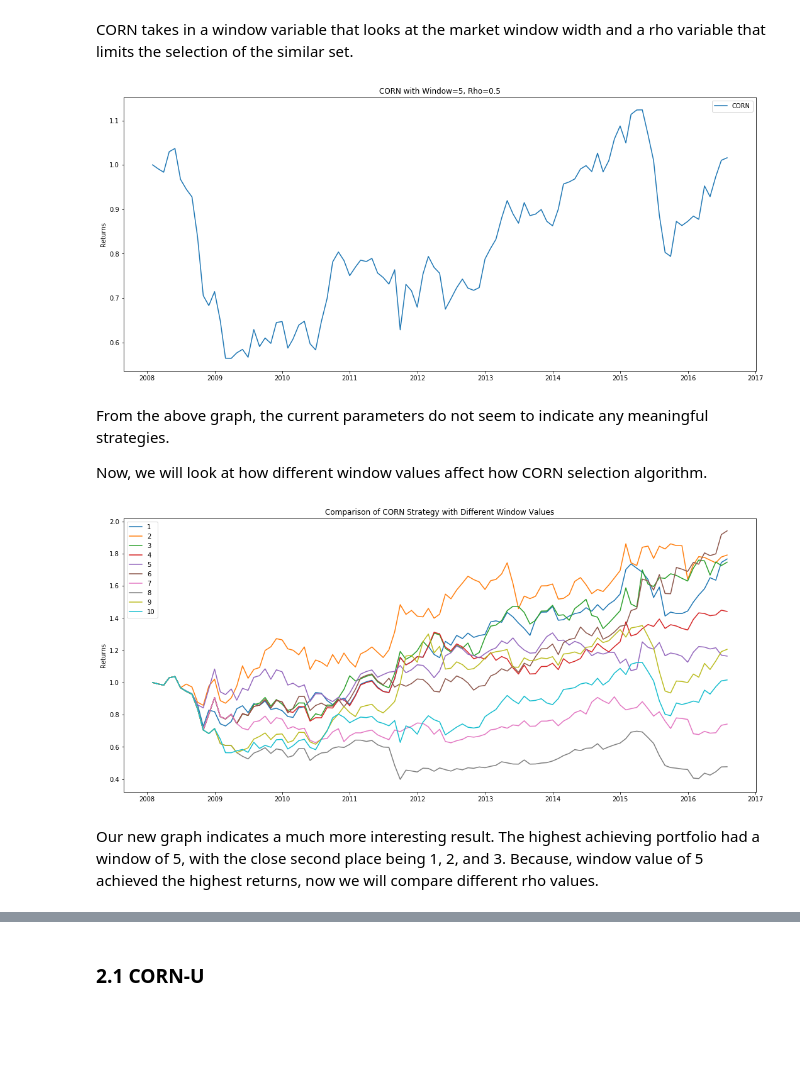
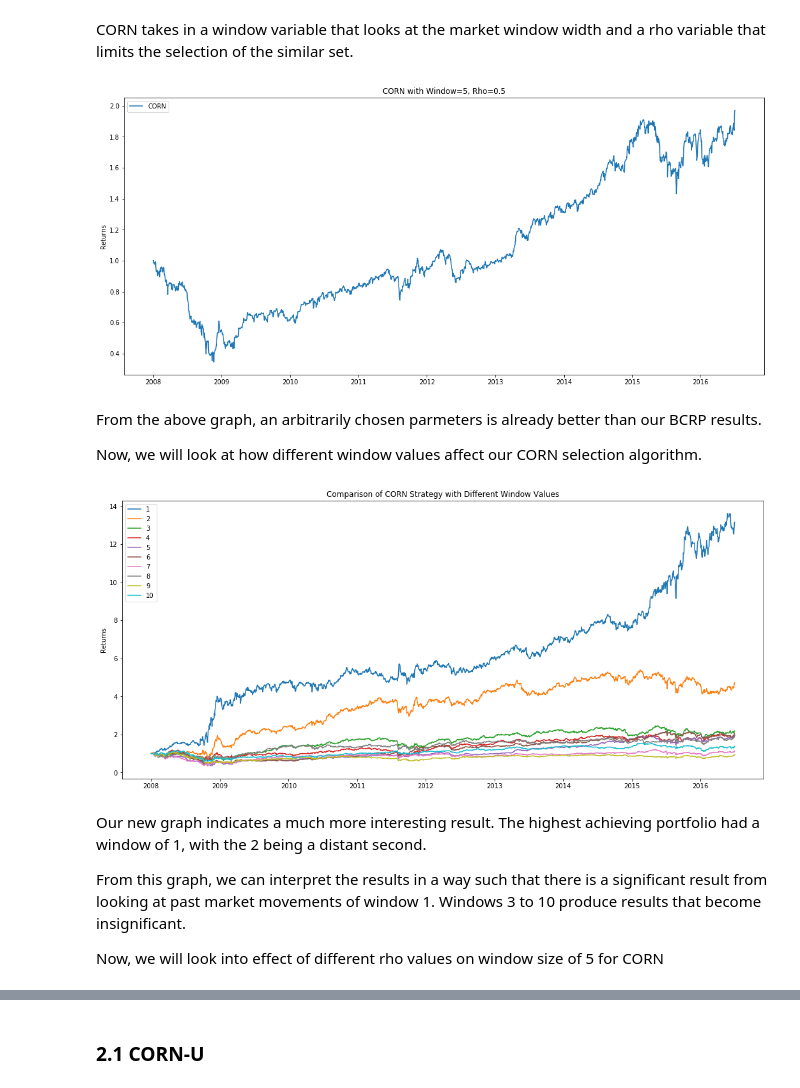
Before and after one commit to hudson-and-thames/mlfinlab, a Jupyter notebook: mlfinlab/online_portfolio_selection/Pattern Matching.ipynb, the cells around one changed output, grey strips where cells are left out. Saved outputs shown, nothing was run; the diff lists cells and outputs as text; code cells hidden in the pictures; blank space fills up the shorter version.

```diff
--- a/mlfinlab/online_portfolio_selection/Pattern Matching.ipynb
+++ b/mlfinlab/online_portfolio_selection/Pattern Matching.ipynb
@@ -99,33 +81,37 @@ $b_{t+1}=\frac{\sum_{w, \rho}q(w,\rho)S_t(w,\rho)b_{t+1}(w,\rho)}{\sum_{w, \rho}
 # %% [markdown]
 CORN takes in a window variable that looks at the market window width and a rho variable that limits the selection of the similar set.
 # %%
-corn = CORN(window=10, rho=0.5)
-corn.allocate(stock_prices, resample_by='M')
+corn = CORN(window=5, rho=0.5)
+corn.allocate(stock_prices)
 plt.figure(figsize=(18,8));
 plt.plot(corn.portfolio_return, label = 'CORN');
 plt.title('CORN with Window=5, Rho=0.5')
 plt.ylabel('Returns')
 plt.legend();
 # %% [output]
-[figure, old version]
+[figure, new version]
 # %% [markdown]
-From the above graph, the current parameters do not seem to indicate any meaningful strategies.
+From the above graph, an arbitrarily chosen parmeters is already better than our BCRP results.
 
-Now, we will look at how different window values affect how CORN selection algorithm.
+Now, we will look at how different window values affect our CORN selection algorithm.
 # %%
 plt.figure(figsize=(18,8));
 window_values = [1,2,3,4,5,6,7,8,9,10]
 for w in window_values:
     strat = CORN(window=w, rho=0.5)
-    strat.allocate(stock_prices, resample_by='M')
+    strat.allocate(stock_prices)
     plt.plot(strat.portfolio_return, label = str(w));
 plt.title('Comparison of CORN Strategy with Different Window Values')
 plt.ylabel('Returns')
 plt.legend();
 # %% [output]
-[figure, old version]
+[figure, new version]
-# %% [markdown]
-Our new graph indicates a much more interesting result. The highest achieving portfolio had a window of 5, with the close second place being 1, 2, and 3. Because, window value of 5 achieved the highest returns, now we will compare different rho values.
+# %% [markdown]
+Our new graph indicates a much more interesting result. The highest achieving portfolio had a window of 1, with the 2 being a distant second.
+
+From this graph, we can interpret the results in a way such that there is a significant result from looking at past market movements of window 1. Windows 3 to 10 produce results that become insignificant.
+
+Now, we will look into effect of different rho values on window size of 5 for CORN
 # %%
 plt.figure(figsize=(18,8));
 rho_values = [0.1,0.2,0.3,0.4,0.5,0.6,0.7,0.8,0.9]
```
Also changed, not shown: parts of 13 cells of this notebook, 31 other files.
